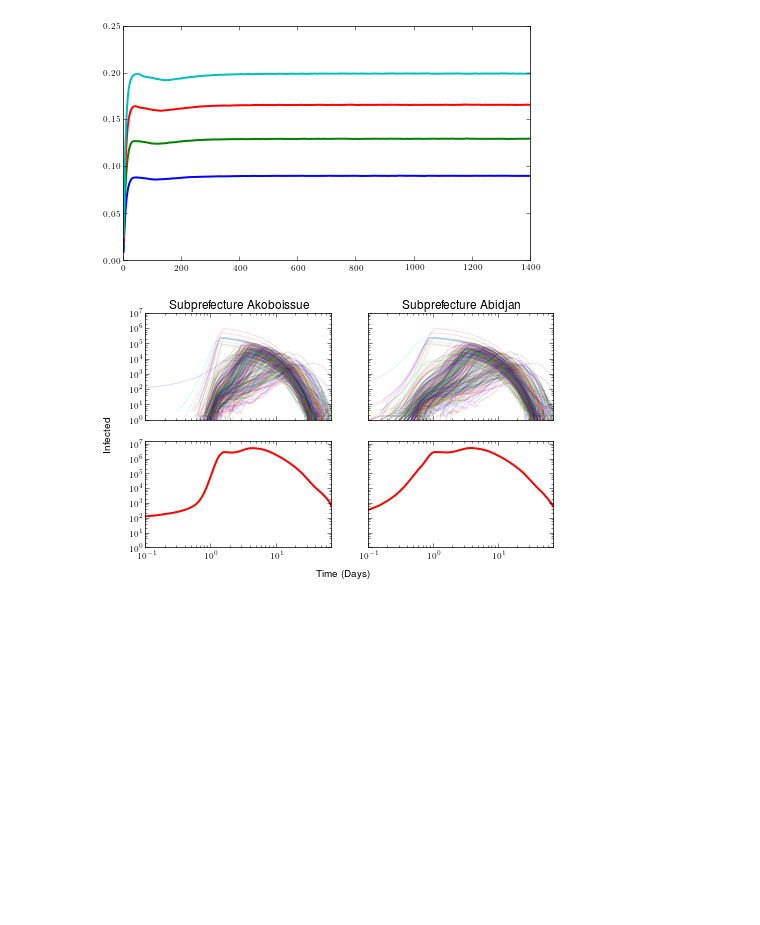
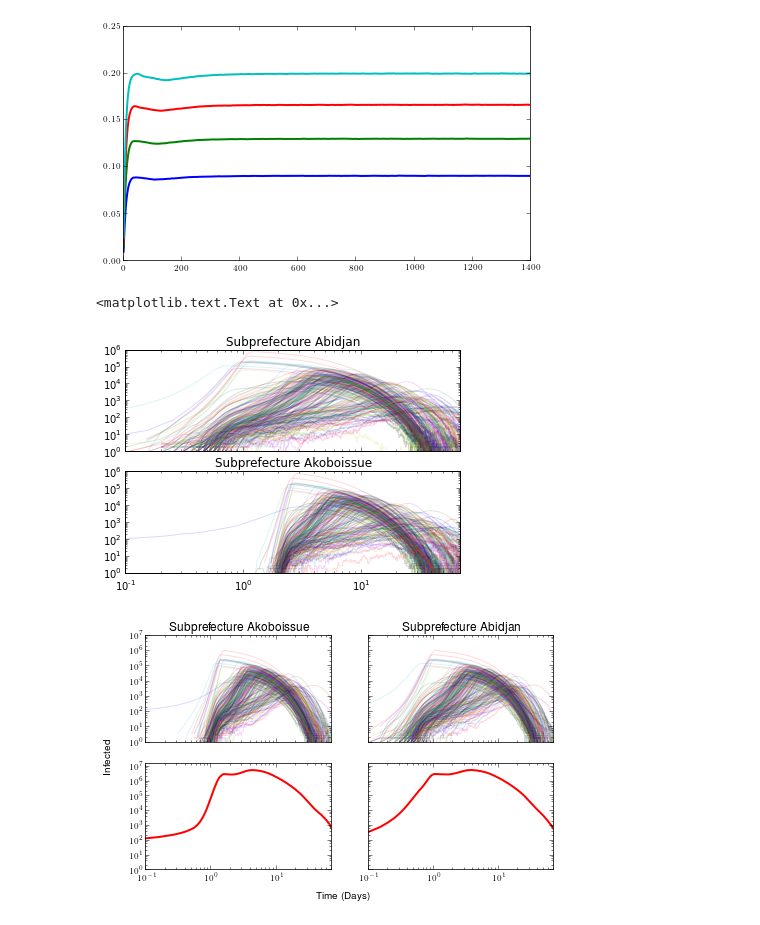
Before and after one commit to ComplexNetTSP/Simulation-Files-for-Large-Scale-Model-for-Information-Dissemination-with-Device-to-Device, a Jupyter notebook: Results/plots.ipynb, the cells around one changed output. Saved outputs shown, nothing was run; the diff lists cells and outputs as text; code cells hidden in the pictures; blank space fills up the shorter version.

```diff
--- a/Results/plots.ipynb
+++ b/Results/plots.ipynb
@@ -234,6 +267,19 @@ plot((np.array(Il_mu5_ER)+np.array(EIl_mu5)+np.array(Il_mu5_ES))/pop)
 # %% [output]
 [<matplotlib.lines.Line2D at 0x...>]
 [figure]
+# %%
+dim = A_mu5_59.shape[0]
+f, axarr = subplots(2, sharex=True)
+for i in xrange(dim):
+    axarr[0].loglog(x,A_mu5_59[i, :], alpha=0.15, lw=1)
+for i in xrange(dim):
+    axarr[1].loglog(x,A_mu5[i, :], alpha=0.15, lw=1)
+axarr[0].set_xlim(0.1,70.0)
+axarr[0].set_title('Subprefecture Abidjan')
+axarr[1].set_title('Subprefecture Akoboissue')
+# %% [output]
+<matplotlib.text.Text at 0x...>
+[figure, added]
 # %%
 f, axarr = plt.subplots(2, 2,sharex=True)
 
```
Also changed, not shown: parts of 5 cells of this notebook, 15 other files.
